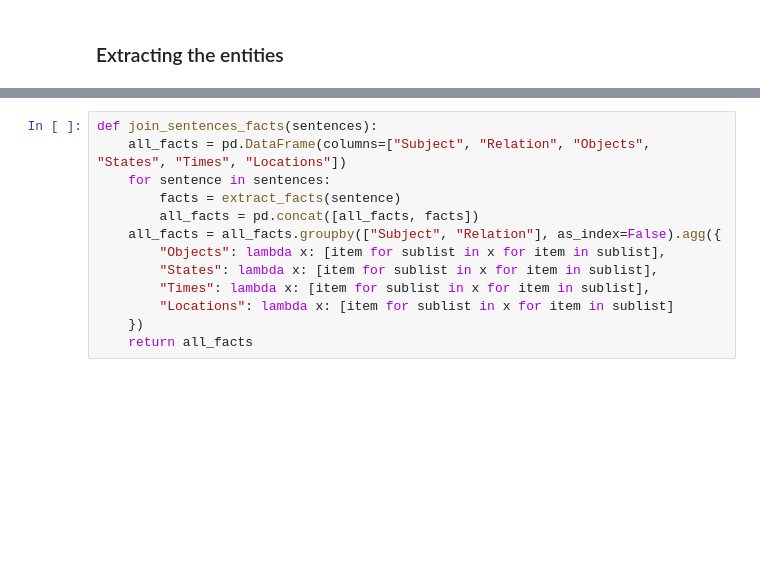
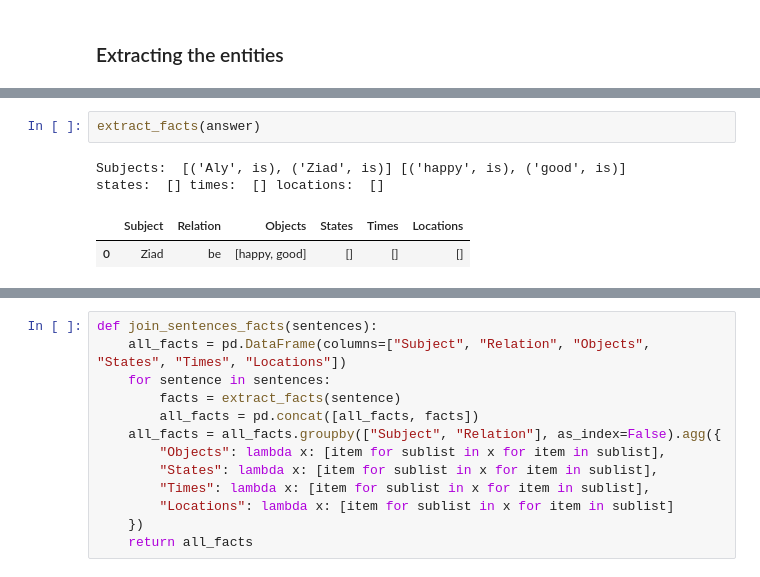
Before and after one commit to ZiaddAhmedd/Knowledge-graph-QA, a Jupyter notebook: dependency.ipynb, the cells around one changed output, grey strips where cells are left out. Cells and saved outputs as stored; diff of their text form; blank space fills up the shorter version.

Commit message:
handling subject with verbs

```diff
--- a/dependency.ipynb
+++ b/dependency.ipynb
@@ -276,3 +331,10 @@ def extract_facts(sentence):
+# %%
+extract_facts(answer)
+# %% [output]
+Subjects:  [('Aly', is), ('Ziad', is)] [('happy', is), ('good', is)]
+states:  [] times:  [] locations:  []
+|  | Subject | Relation | Objects | States | Times | Locations |
+| 0 | Ziad | be | [happy, good] | [] | [] | [] |
 # %%
 questionDF = extract_facts(question)
 # %% [output]
```
Also changed, not shown: parts of 9 cells of this notebook, 1 other file.
